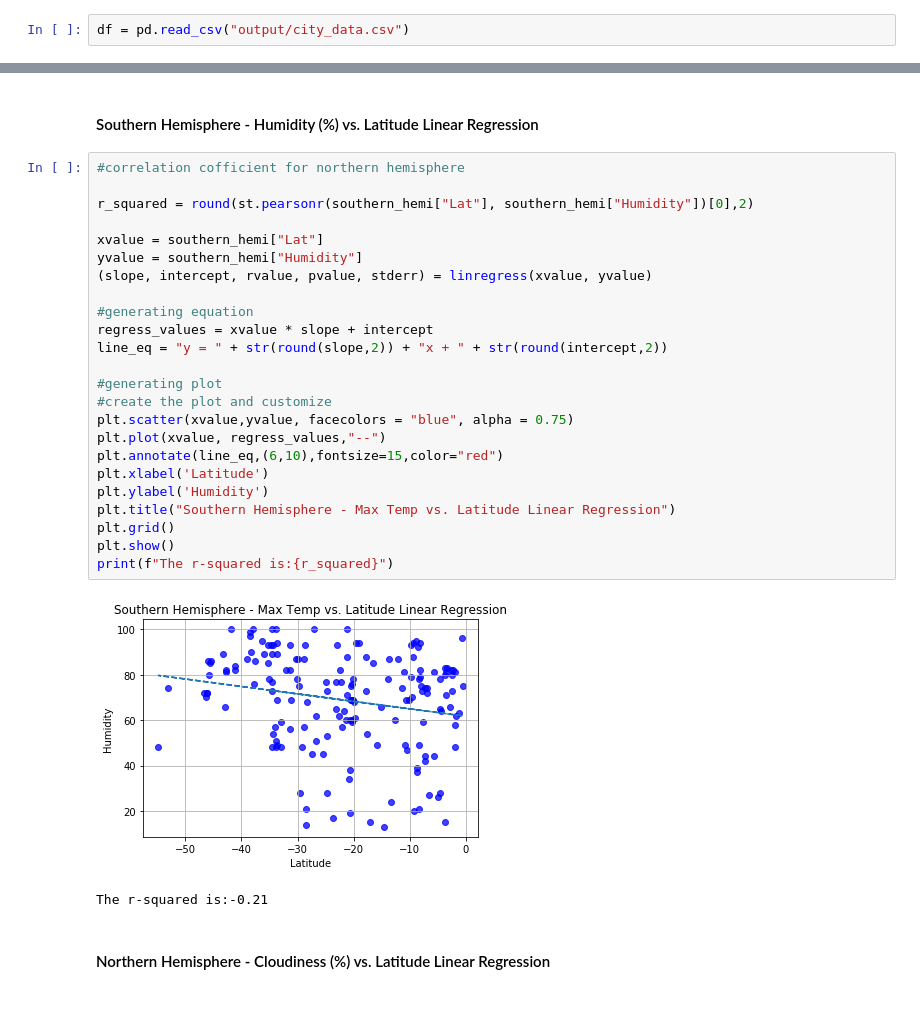
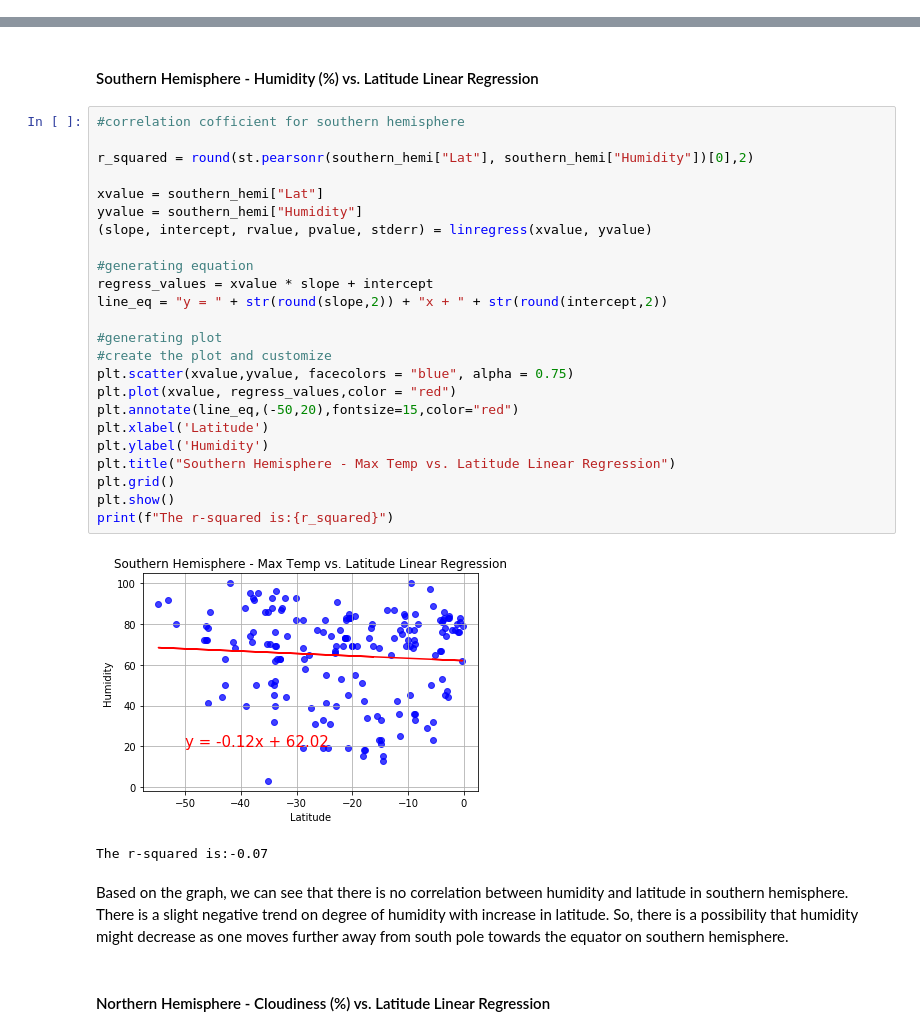
Before and after one commit to susovd/Dream-Vacation-Project, a Jupyter notebook: WeatherPy/WeatherPy.ipynb, the cells around one changed output, grey strips where cells are left out. Drawn from its saved outputs; the diff is of its cells as text; blank space fills up the shorter version.

```diff
--- a/WeatherPy/WeatherPy.ipynb
+++ b/WeatherPy/WeatherPy.ipynb
@@ -252,5 +206,3 @@ No cities have humidity over 100%
 * Save the plotted figures as .pngs.
 # %% [markdown]
 ## Latitude vs. Temperature Plot
-# %%
-df = pd.read_csv("output/city_data.csv")
@@ -460,32 +398,36 @@ The r-squared is:0.08
 # %% [markdown]
 ####  Southern Hemisphere - Humidity (%) vs. Latitude Linear Regression
 # %%
-#correlation cofficient for northern hemisphere
+#correlation cofficient for southern hemisphere
 
 r_squared = round(st.pearsonr(southern_hemi["Lat"], southern_hemi["Humidity"])[0],2)
 
 xvalue = southern_hemi["Lat"]
 yvalue = southern_hemi["Humidity"]
 (slope, intercept, rvalue, pvalue, stderr) = linregress(xvalue, yvalue)
 
 #generating equation
 regress_values = xvalue * slope + intercept
 line_eq = "y = " + str(round(slope,2)) + "x + " + str(round(intercept,2))
 
 #generating plot
 #create the plot and customize
 plt.scatter(xvalue,yvalue, facecolors = "blue", alpha = 0.75)
-plt.plot(xvalue, regress_values,"--")
-plt.annotate(line_eq,(6,10),fontsize=15,color="red")
+plt.plot(xvalue, regress_values,color = "red")
+plt.annotate(line_eq,(-50,20),fontsize=15,color="red")
 plt.xlabel('Latitude')
 plt.ylabel('Humidity')
 plt.title("Southern Hemisphere - Max Temp vs. Latitude Linear Regression")
 plt.grid()
 plt.show()
 print(f"The r-squared is:{r_squared}")
 # %% [output]
-[figure, old version]
+[figure, new version]
-The r-squared is:-0.21
+The r-squared is:-0.07
+# %% [markdown]
+Based on the graph, we can see that there is no correlation between humidity and latitude in southern hemisphere. There is
+a slight negative trend on degree of humidity with increase in latitude. So, there is a possibility that humidity might
+decrease as one moves further away from  south pole towards the equator on southern hemisphere.
 # %% [markdown]
 ####  Northern Hemisphere - Cloudiness (%) vs. Latitude Linear Regression
 # %%
```
Also changed, not shown: parts of 47 cells of this notebook, 5 other files.
